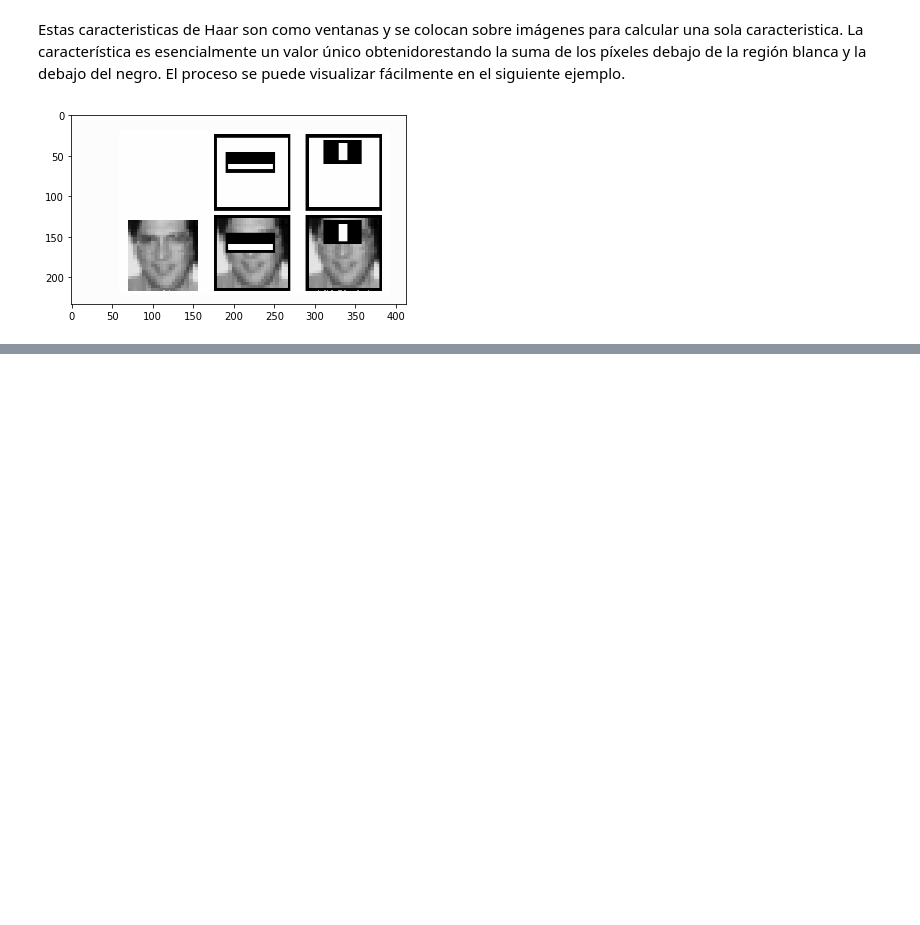
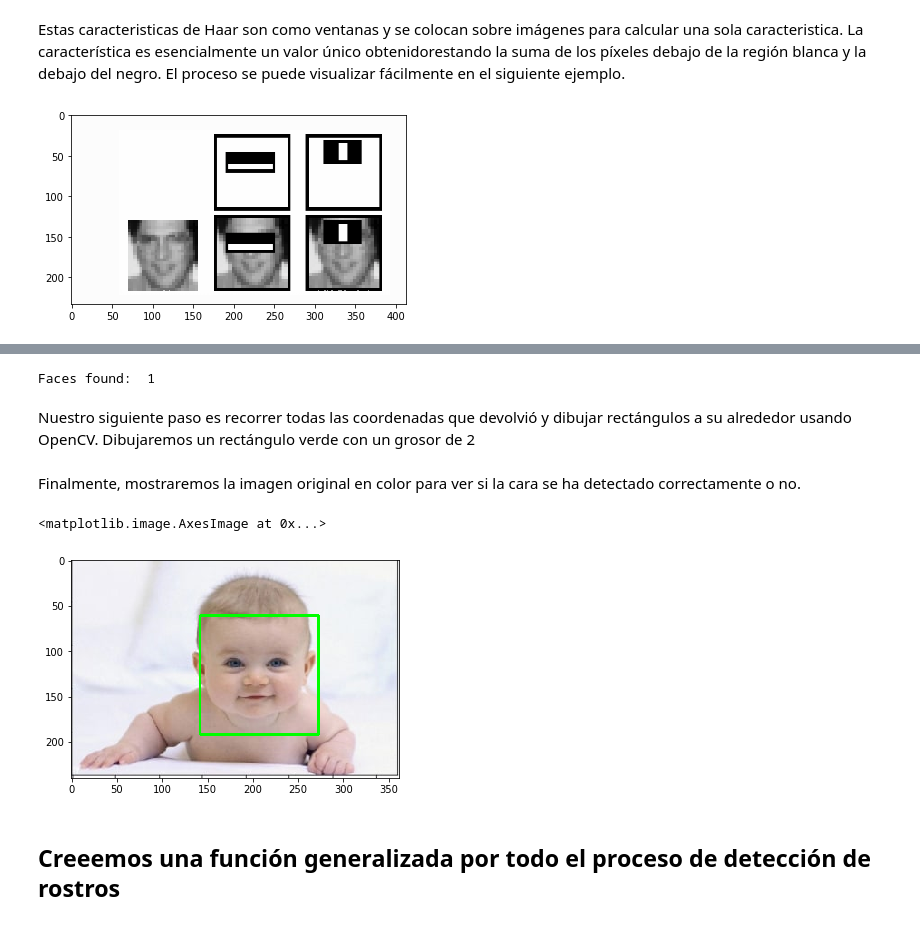
Before and after one commit to Ivan19Trujillo/IA-CLASE-L5, a Jupyter notebook: Práctica Detección de rostros.ipynb, the cells around one changed output, grey strips where cells are left out. Saved outputs shown, nothing was run; the diff lists cells and outputs as text; code cells hidden in the pictures; blank space fills up the shorter version.

```diff
--- a/Práctica Detección de rostros.ipynb
+++ b/Práctica Detección de rostros.ipynb
@@ -47,0 +118,9 @@ plt.show()
+# %%
+faces_rects = haar_cascade_face.detectMultiScale(test_image_gray, scaleFactor = 1.2, minNeighbors = 5);
+
+# Imprimamos el no. de caras encontradas
+print('Faces found: ', len(faces_rects))
+# %% [output]
+Faces found:  1
+# %% [markdown]
+Nuestro siguiente paso es recorrer todas las coordenadas que devolvió y dibujar rectángulos a su alrededor usando OpenCV. Dibujaremos un rectángulo verde con un grosor de 2
@@ -47,0 +130,10 @@ plt.show()
+# %% [markdown]
+Finalmente, mostraremos la imagen original en color para ver si la cara se ha detectado correctamente o no.
+# %%
+# convierte imagen a RGB y muestra la imagen
+plt.imshow(convertToRGB(test_image))
+# %% [output]
+<matplotlib.image.AxesImage at 0x...>
+[figure, added]
+# %% [markdown]
+## Creeemos una función generalizada por todo el proceso de detección de rostros
```
Also changed, not shown: parts of 17 cells of this notebook.
